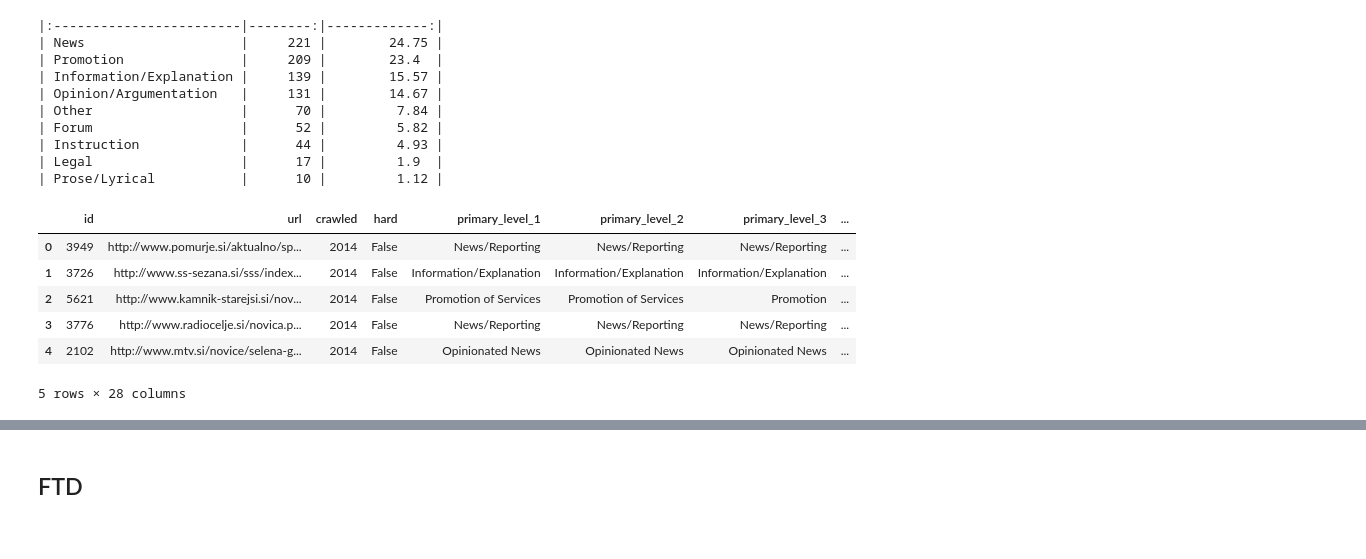
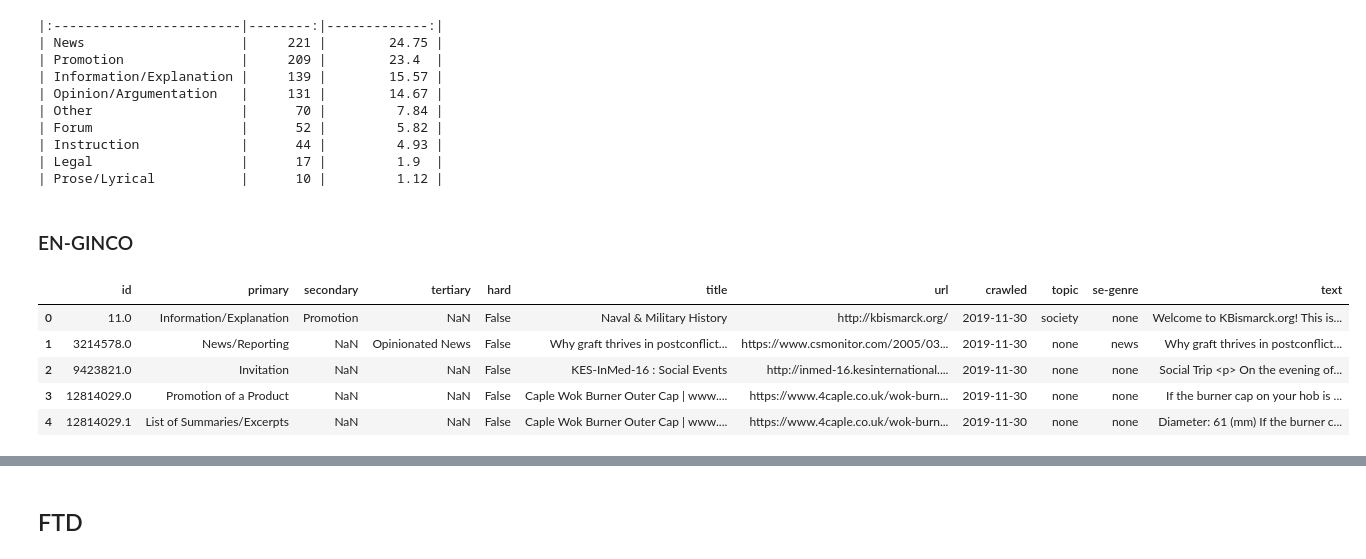
Before and after one commit to TajaKuzman/Genre-Datasets-Comparison, a Jupyter notebook: 4.Mapping-new-labels-to-schemata.ipynb, the cells around one changed output, grey strips where cells are left out. Cells and saved outputs as stored; diff of their text form; code cells hidden in the pictures.

```diff
--- a/4.Mapping-new-labels-to-schemata.ipynb
+++ b/4.Mapping-new-labels-to-schemata.ipynb
@@ -154,16 +154,17 @@ print(count.to_markdown())
 | Instruction             |      44 |         4.93 |
 | Legal                   |      17 |         1.9  |
 | Prose/Lyrical           |      10 |         1.12 |
+# %% [markdown]
+### EN-GINCO
 # %%
 # Apply mapping to the sheet with all information
 
-GINCO_sheet = pd.read_csv("data-sheets-with-all-info/GINCO-MT-GINCO-keeptext-with-all-information.csv", sep = "\t", index_col= 0)
-GINCO_sheet.head(5)
+EN_GINCO_sheet = pd.read_csv("C:/Users/tajak/Google Drive/GitHub/English-Genre-Annotation-Campaign/EN-GINCO-suitable.csv", sep = "\t", index_col= 0)
+EN_GINCO_sheet.head(5)
 # %% [output]
-|  | id | url | crawled | hard | primary_level_1 | primary_level_2 | primary_level_3 | ... |
-| 0 | 3949 | http://www.pomurje.si/aktualno/sp... | 2014 | False | News/Reporting | News/Reporting | News/Reporting | ... |
-| 1 | 3726 | http://www.ss-sezana.si/sss/index... | 2014 | False | Information/Explanation | Information/Explanation | Information/Explanation | ... |
-| 2 | 5621 | http://www.kamnik-starejsi.si/nov... | 2014 | False | Promotion of Services | Promotion of Services | Promotion | ... |
-| 3 | 3776 | http://www.radiocelje.si/novica.p... | 2014 | False | News/Reporting | News/Reporting | News/Reporting | ... |
-| 4 | 2102 | http://www.mtv.si/novice/selena-g... | 2014 | False | Opinionated News | Opinionated News | Opinionated News | ... |
+|  | id | primary | secondary | tertiary | hard | title | url | crawled | topic | se-genre | text |
+| 0 | 11.0 | Information/Explanation | Promotion | NaN | False | Naval & Military History | http://kbismarck.org/ | 2019-11-30 | society | none | Welcome to KBismarck.org! This is... |
+| 1 | 3214578.0 | News/Reporting | NaN | Opinionated News | False | Why graft thrives in postconflict... | https://www.csmonitor.com/2005/03... | 2019-11-30 | none | news | Why graft thrives in postconflict... |
+| 2 | 9423821.0 | Invitation | NaN | NaN | False | KES-InMed-16 : Social Events | http://inmed-16.kesinternational.... | 2019-11-30 | none | none | Social Trip <p> On the evening of... |
+| 3 | 12814029.0 | Promotion of a Product | NaN | NaN | False | Caple Wok Burner Outer Cap | www.... | https://www.4caple.co.uk/wok-burn... | 2019-11-30 | none | none | If the burner cap on your hob is ... |
+| 4 | 12814029.1 | List of Summaries/Excerpts | NaN | NaN | False | Caple Wok Burner Outer Cap | www.... | https://www.4caple.co.uk/wok-burn... | 2019-11-30 | none | none | Diameter: 61 (mm) If the burner c... |
-5 rows × 28 columns
```
Also changed, not shown: parts of 22 cells of this notebook, 12 other files.
